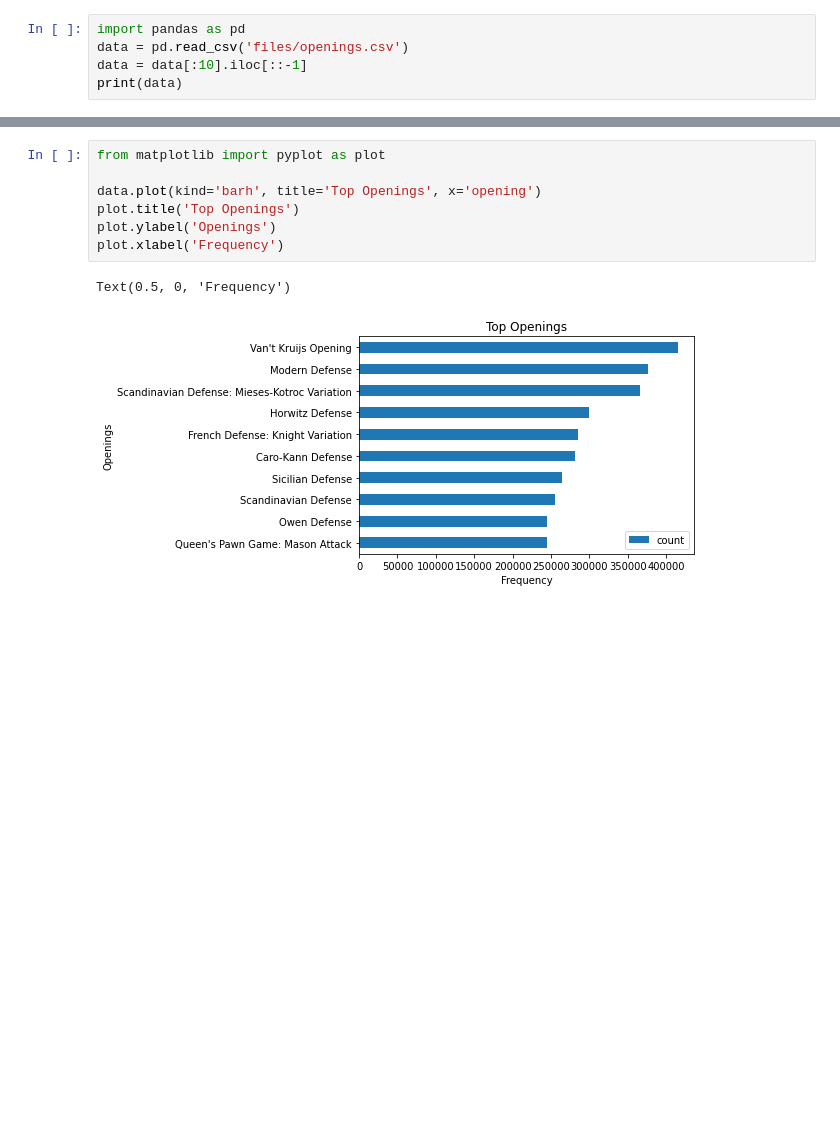
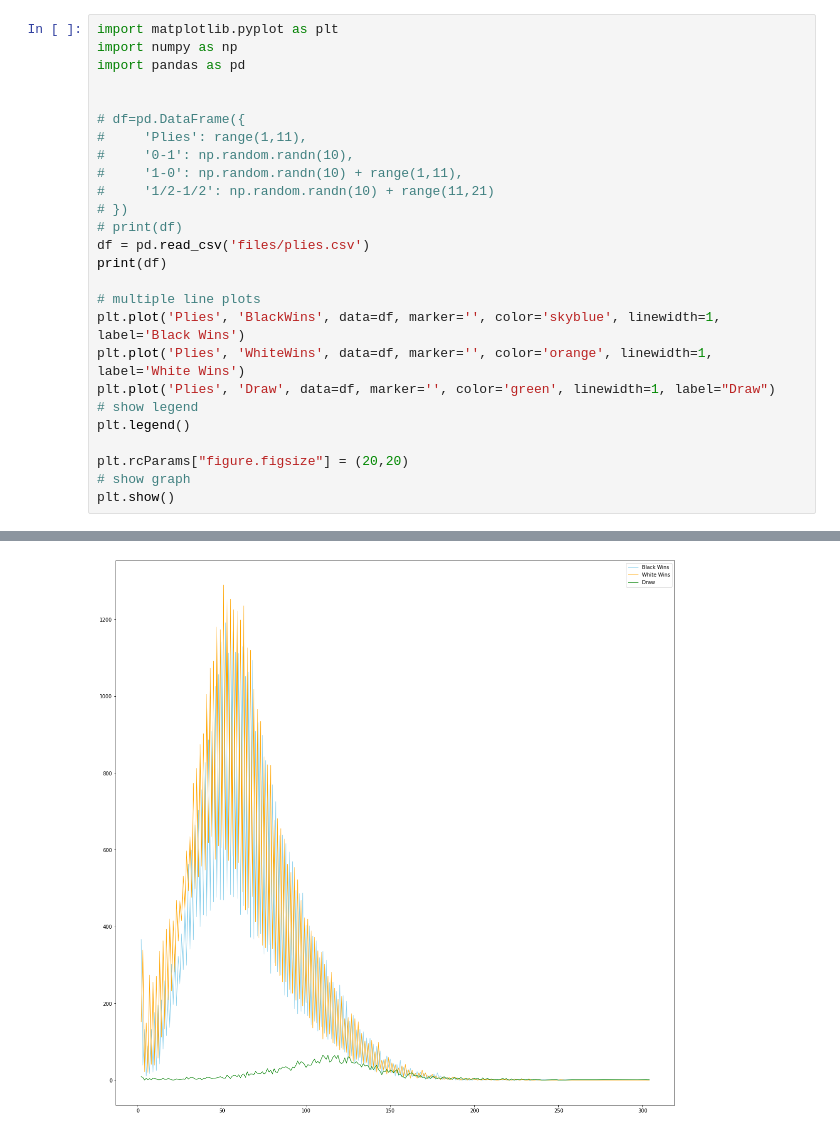
Before and after one commit to johnclaro/bigdata, a Jupyter notebook: chess.ipynb, the cells around one changed output, grey strips where cells are left out. Saved outputs shown, nothing was run; the diff lists cells and outputs as text; blank space fills up the shorter version.

```diff
--- a/chess.ipynb
+++ b/chess.ipynb
@@ -1,6 +1,27 @@
 # %%
+import matplotlib.pyplot as plt
+import numpy as np
 import pandas as pd
-data = pd.read_csv('files/openings.csv')
-data = data[:10].iloc[::-1]
-print(data)
+
+
+# df=pd.DataFrame({
+#     'Plies': range(1,11),
+#     '0-1': np.random.randn(10),
+#     '1-0': np.random.randn(10) + range(1,11),
+#     '1/2-1/2': np.random.randn(10) + range(11,21)
+# })
+# print(df)
+df = pd.read_csv('files/plies.csv')
+print(df)
+
+# multiple line plots
+plt.plot('Plies', 'BlackWins', data=df, marker='', color='skyblue', linewidth=1, label='Black Wins')
+plt.plot('Plies', 'WhiteWins', data=df, marker='', color='orange', linewidth=1, label='White Wins')
+plt.plot('Plies', 'Draw', data=df, marker='', color='green', linewidth=1, label="Draw")
+# show legend
+plt.legend()
+
+plt.rcParams["figure.figsize"] = (20,20)
+# show graph
+plt.show()
 # %% [output]
@@ -18,10 +42 @@ print(data)
+[figure, added]
-# %%
-from matplotlib import pyplot as plot
-
-data.plot(kind='barh', title='Top Openings', x='opening')
-plot.title('Top Openings')
-plot.ylabel('Openings')
-plot.xlabel('Frequency')
-# %% [output]
-Text(0.5, 0, 'Frequency')
-[figure, removed]
```
Also changed, not shown: parts of 1 cell of this notebook.
